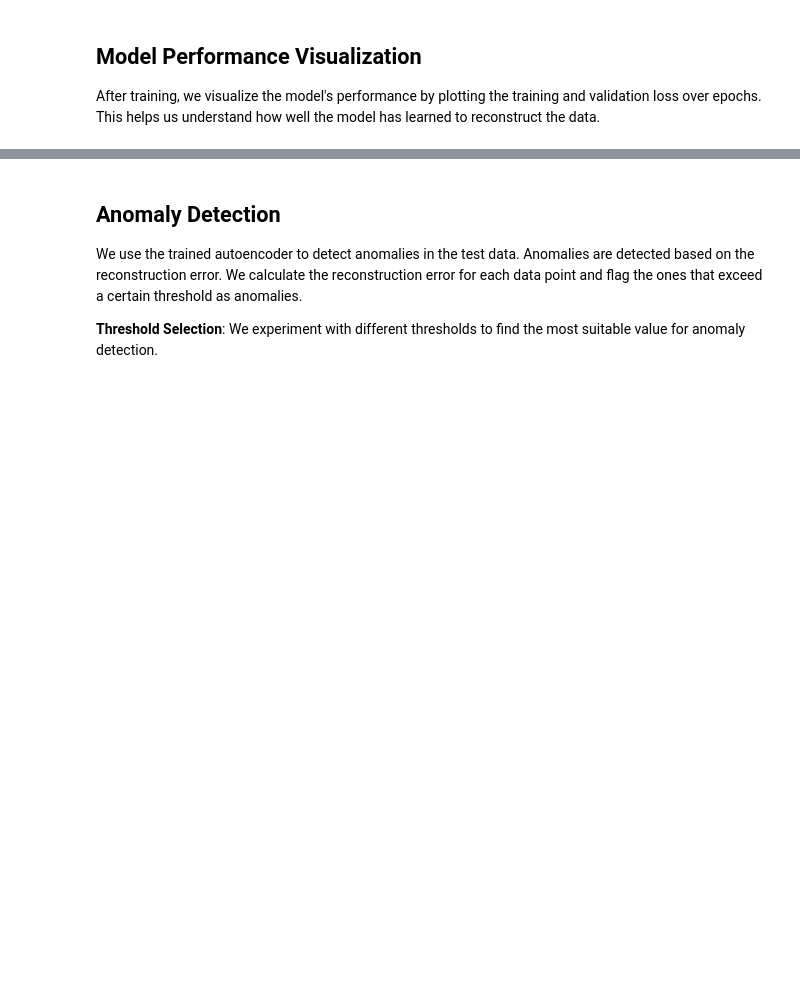
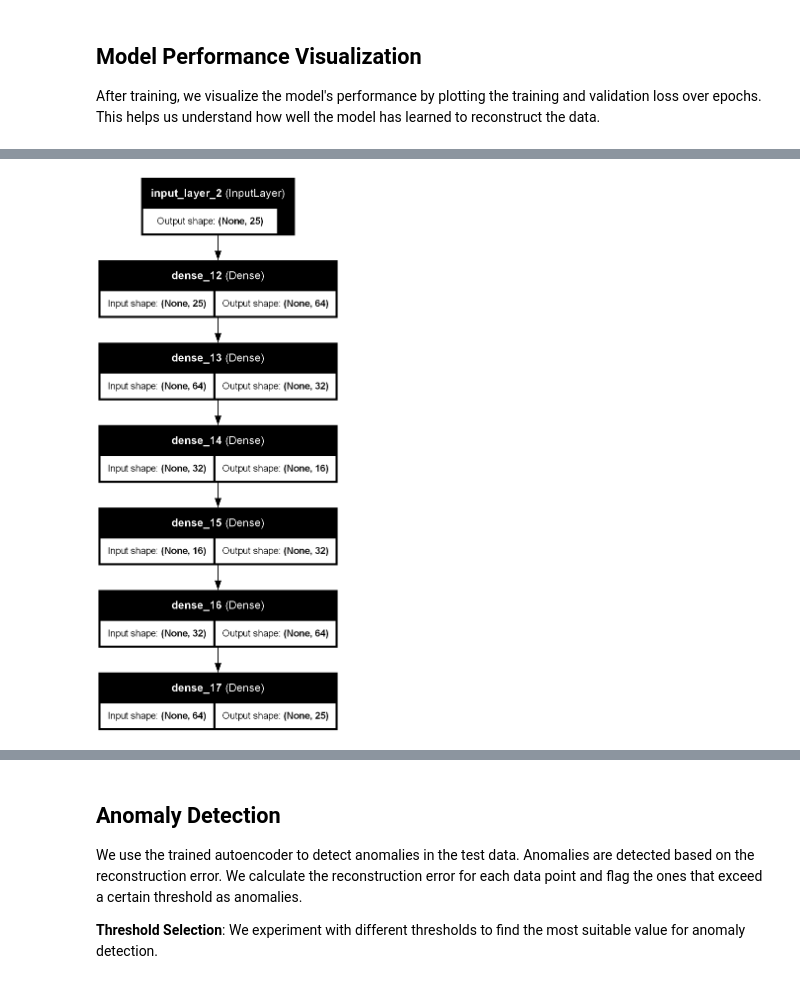
Before and after one commit to UdayKiran112/Industrial-Anomaly-Detection, a Jupyter notebook: autoencoder_train.ipynb, the cells around one changed output, grey strips where cells are left out. Drawn from its saved outputs; the diff is of its cells as text; code cells hidden in the pictures; blank space fills up the shorter version.

```diff
--- a/autoencoder_train.ipynb
+++ b/autoencoder_train.ipynb
@@ -155 +182,14 @@ After training, we visualize the model's performance by plotting the training an
+# %%
+from tensorflow.keras.utils import plot_model
+
+def plot_and_save_autoencoder_model(autoencoder, image_dir):
+    plot_model(autoencoder, to_file=os.path.join(image_dir, 'autoencoder_model_plot.png'), show_shapes=True, show_layer_names=True)
+
+plot_and_save_autoencoder_model(autoencoder, image_dir)
+
+# Display the model plot in the notebook
+from IPython.display import Image
+Image(filename=os.path.join(image_dir, 'autoencoder_model_plot.png'))
+# %% [output]
+[figure, added]
 # %%
```
Also changed, not shown: parts of 21 cells of this notebook, 11 other files.
